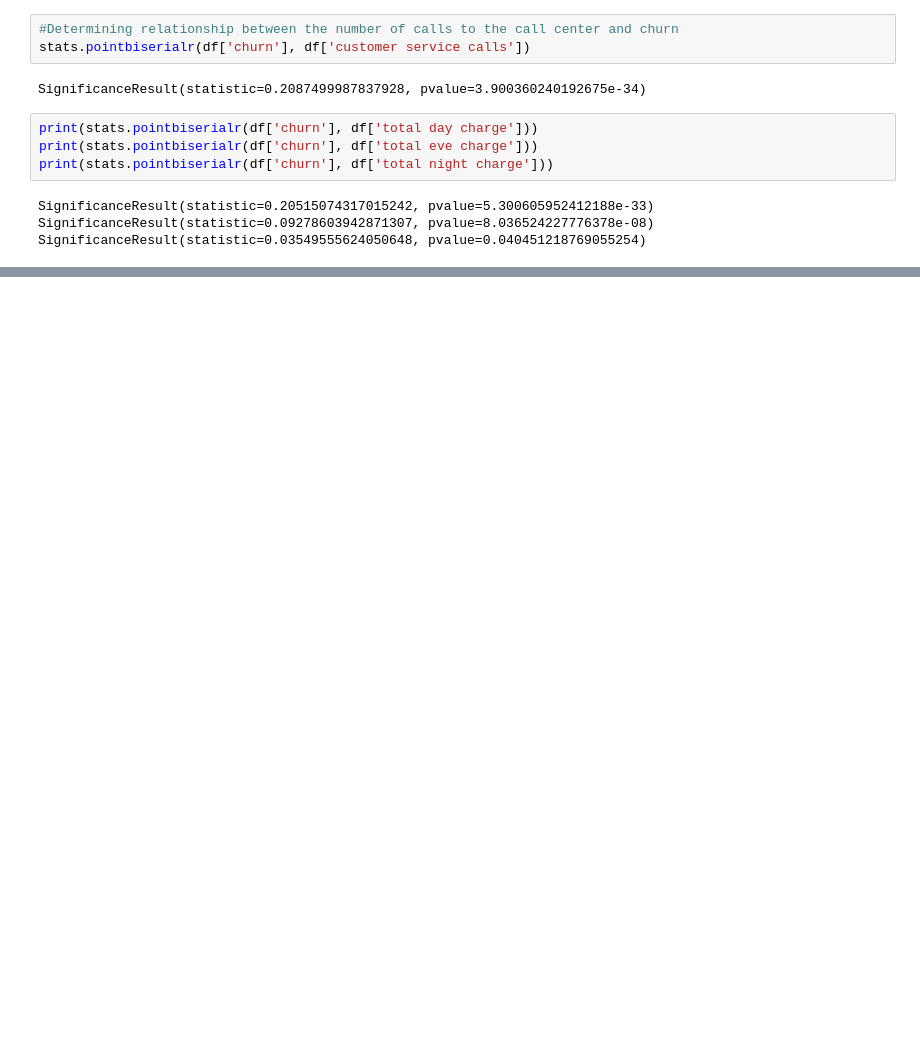
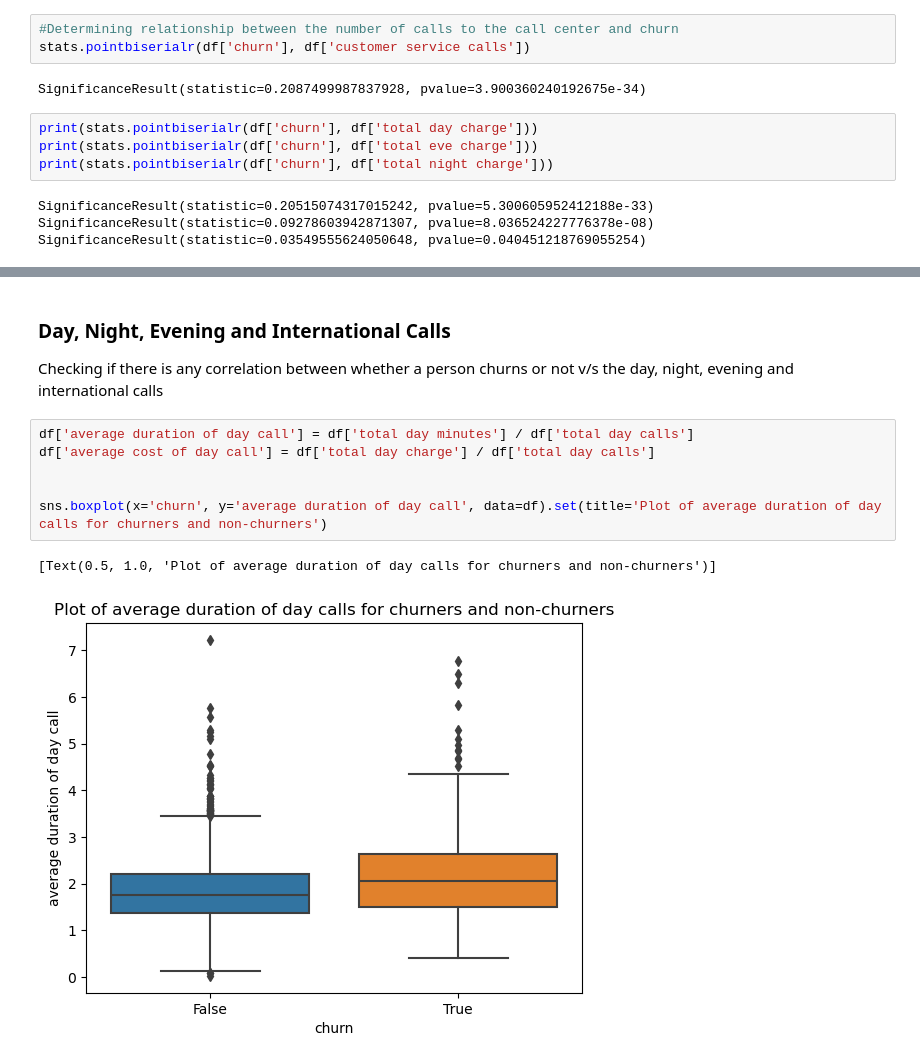
Before and after one commit to Kevan-Muthomi/PhaseThreeProject, a Jupyter notebook: index.ipynb, the cells around one changed output, grey strips where cells are left out. Cells and saved outputs as stored; diff of their text form; blank space fills up the shorter version.

```diff
--- a/index.ipynb
+++ b/index.ipynb
@@ -283,0 +294,12 @@ SignificanceResult(statistic=0.03549555624050648, pvalue=0.040451218769055254)
+# %% [markdown]
+### Day, Night, Evening and International Calls
+Checking if there is any correlation between whether a person churns or not v/s the day, night, evening and international calls
+# %%
+df['average duration of day call'] = df['total day minutes'] / df['total day calls']
+df['average cost of day call'] = df['total day charge'] / df['total day calls']
+
+
+sns.boxplot(x='churn', y='average duration of day call', data=df).set(title='Plot of average duration of day calls for churners and non-churners')
+# %% [output]
+[Text(0.5, 1.0, 'Plot of average duration of day calls for churners and non-churners')]
+[figure, added]
```
Also changed, not shown: parts of 6 cells of this notebook.
